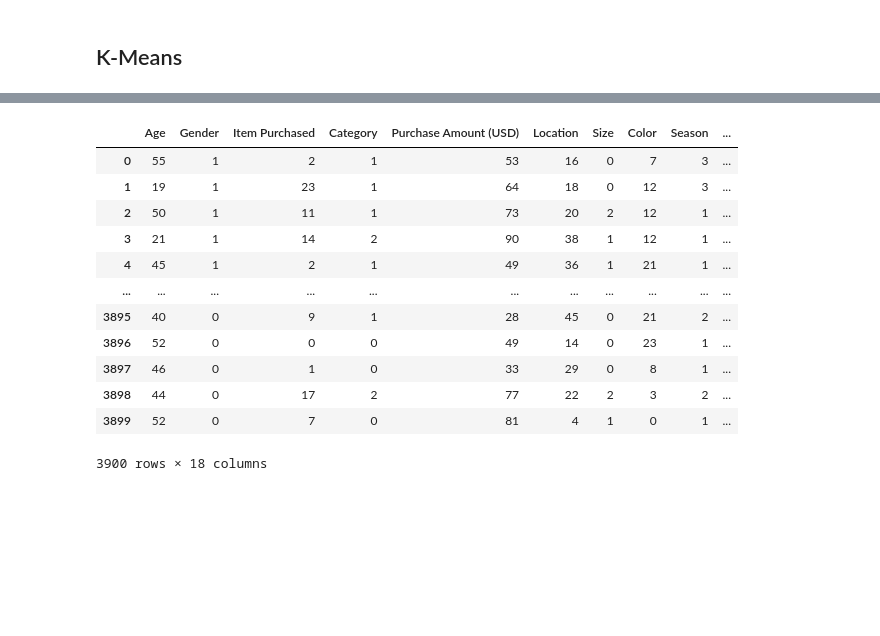
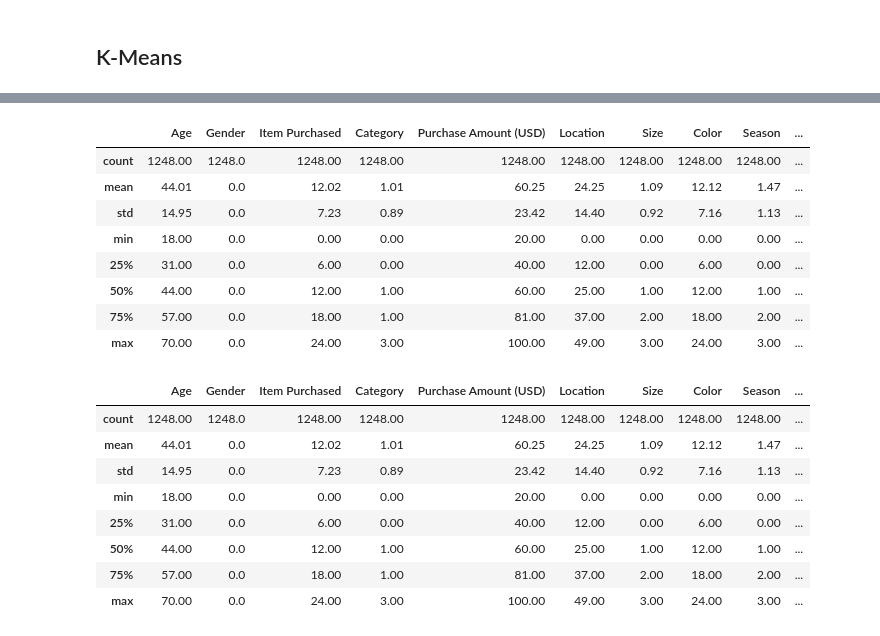
Before and after one commit to maurodomingues/Projeto_MachineLearningII, a Jupyter notebook: ML_nao_sup.ipynb, the cells around one changed output, grey strips where cells are left out. Saved outputs shown, nothing was run; the diff lists cells and outputs as text; code cells hidden in the pictures; blank space fills up the shorter version.

```diff
--- a/ML_nao_sup.ipynb
+++ b/ML_nao_sup.ipynb
@@ -198,7 +198,13 @@ df_consumo.head()
 # %%
 le = LabelEncoder()
 for coluna in colunas_categoricas:
-    df_consumo[coluna] = le.fit_transform(df_consumo[coluna])
+     df_consumo[coluna] = le.fit_transform(df_consumo[coluna])
+
+X = df_consumo.values
+
+# Padronizar os dados (importante para o K-means)
+scaler = StandardScaler()
+X = scaler.fit_transform(X)
 # %%
 df_consumo.head()
 # %% [output]
@@ -215,7 +219,7 @@ X = df_consumo.values
 # %%
 import matplotlib.pyplot as plt
 from sklearn.cluster import KMeans
-from sklearn.metrics import silhouette_score, davies_bouldin_score, calinski_harabasz_score, jaccard_score
+from sklearn.metrics import silhouette_score, davies_bouldin_score, calinski_harabasz_score
 
 # Função para aplicar o K-Means e calcular métricas
 def apply_kmeans_and_metrics(X, n_clusters, tol, max_iter):
@@ -223,9 +227,9 @@ def apply_kmeans_and_metrics(X, n_clusters, tol, max_iter):
     y_pred = kmeans.fit_predict(X)
 
     # Visualizar os resultados
-    plt.scatter(X[:, 0], X[:, 1], c=y_pred, cmap='viridis', edgecolors='k')
-    plt.title(f'K-Means Clusterização (Clusters={n_clusters}, Tolerância={tol}, Max Iter={max_iter})')
-    plt.show()
+    #plt.scatter(X[:, 4], X[:, 9], c=y_pred, cmap='viridis', edgecolors='k')
+    #plt.title(f'K-Means Clusterização (Clusters={n_clusters}, Tolerância={tol}, Max Iter={max_iter})')
+    #plt.show()
 
     # Calcular métricas
     silhouette = silhouette_score(X, y_pred)
@@ -256,18 +259,30 @@ Calinski-Harabasz Index: 1264.0444
 # %%
 df_consumo['cluster'] = y_pred
-# %%
-df_consumo
-# %% [output]
-|  | Age | Gender | Item Purchased | Category | Purchase Amount (USD) | Location | Size | Color | Season | ... |
-| 0 | 55 | 1 | 2 | 1 | 53 | 16 | 0 | 7 | 3 | ... |
-| 1 | 19 | 1 | 23 | 1 | 64 | 18 | 0 | 12 | 3 | ... |
-| 2 | 50 | 1 | 11 | 1 | 73 | 20 | 2 | 12 | 1 | ... |
-| 3 | 21 | 1 | 14 | 2 | 90 | 38 | 1 | 12 | 1 | ... |
-| 4 | 45 | 1 | 2 | 1 | 49 | 36 | 1 | 21 | 1 | ... |
-| ... | ... | ... | ... | ... | ... | ... | ... | ... | ... | ... |
-| 3895 | 40 | 0 | 9 | 1 | 28 | 45 | 0 | 21 | 2 | ... |
-| 3896 | 52 | 0 | 0 | 0 | 49 | 14 | 0 | 23 | 1 | ... |
-| 3897 | 46 | 0 | 1 | 0 | 33 | 29 | 0 | 8 | 1 | ... |
-| 3898 | 44 | 0 | 17 | 2 | 77 | 22 | 2 | 3 | 2 | ... |
-| 3899 | 52 | 0 | 7 | 0 | 81 | 4 | 1 | 0 | 1 | ... |
-3900 rows × 18 columns
+# %%
+df_c0 = df_consumo[df_consumo['cluster'] == 0]
+df_c1 = df_consumo[df_consumo['cluster'] == 1]
+df_c2 = df_consumo[df_consumo['cluster'] == 2]
+# %%
+df_c0.describe().round(2)
+# %% [output]
+|  | Age | Gender | Item Purchased | Category | Purchase Amount (USD) | Location | Size | Color | Season | ... |
+| count | 1248.00 | 1248.0 | 1248.00 | 1248.00 | 1248.00 | 1248.00 | 1248.00 | 1248.00 | 1248.00 | ... |
+| mean | 44.01 | 0.0 | 12.02 | 1.01 | 60.25 | 24.25 | 1.09 | 12.12 | 1.47 | ... |
+| std | 14.95 | 0.0 | 7.23 | 0.89 | 23.42 | 14.40 | 0.92 | 7.16 | 1.13 | ... |
+| min | 18.00 | 0.0 | 0.00 | 0.00 | 20.00 | 0.00 | 0.00 | 0.00 | 0.00 | ... |
+| 25% | 31.00 | 0.0 | 6.00 | 0.00 | 40.00 | 12.00 | 0.00 | 6.00 | 0.00 | ... |
+| 50% | 44.00 | 0.0 | 12.00 | 1.00 | 60.00 | 25.00 | 1.00 | 12.00 | 1.00 | ... |
+| 75% | 57.00 | 0.0 | 18.00 | 1.00 | 81.00 | 37.00 | 2.00 | 18.00 | 2.00 | ... |
+| max | 70.00 | 0.0 | 24.00 | 3.00 | 100.00 | 49.00 | 3.00 | 24.00 | 3.00 | ... |
+# %%
+df_c1.describe().round(2)
+# %% [output]
+|  | Age | Gender | Item Purchased | Category | Purchase Amount (USD) | Location | Size | Color | Season | ... |
+| count | 1248.00 | 1248.0 | 1248.00 | 1248.00 | 1248.00 | 1248.00 | 1248.00 | 1248.00 | 1248.00 | ... |
+| mean | 44.01 | 0.0 | 12.02 | 1.01 | 60.25 | 24.25 | 1.09 | 12.12 | 1.47 | ... |
+| std | 14.95 | 0.0 | 7.23 | 0.89 | 23.42 | 14.40 | 0.92 | 7.16 | 1.13 | ... |
+| min | 18.00 | 0.0 | 0.00 | 0.00 | 20.00 | 0.00 | 0.00 | 0.00 | 0.00 | ... |
+| 25% | 31.00 | 0.0 | 6.00 | 0.00 | 40.00 | 12.00 | 0.00 | 6.00 | 0.00 | ... |
+| 50% | 44.00 | 0.0 | 12.00 | 1.00 | 60.00 | 25.00 | 1.00 | 12.00 | 1.00 | ... |
+| 75% | 57.00 | 0.0 | 18.00 | 1.00 | 81.00 | 37.00 | 2.00 | 18.00 | 2.00 | ... |
+| max | 70.00 | 0.0 | 24.00 | 3.00 | 100.00 | 49.00 | 3.00 | 24.00 | 3.00 | ... |
```
Also changed, not shown: parts of 5 cells of this notebook.
